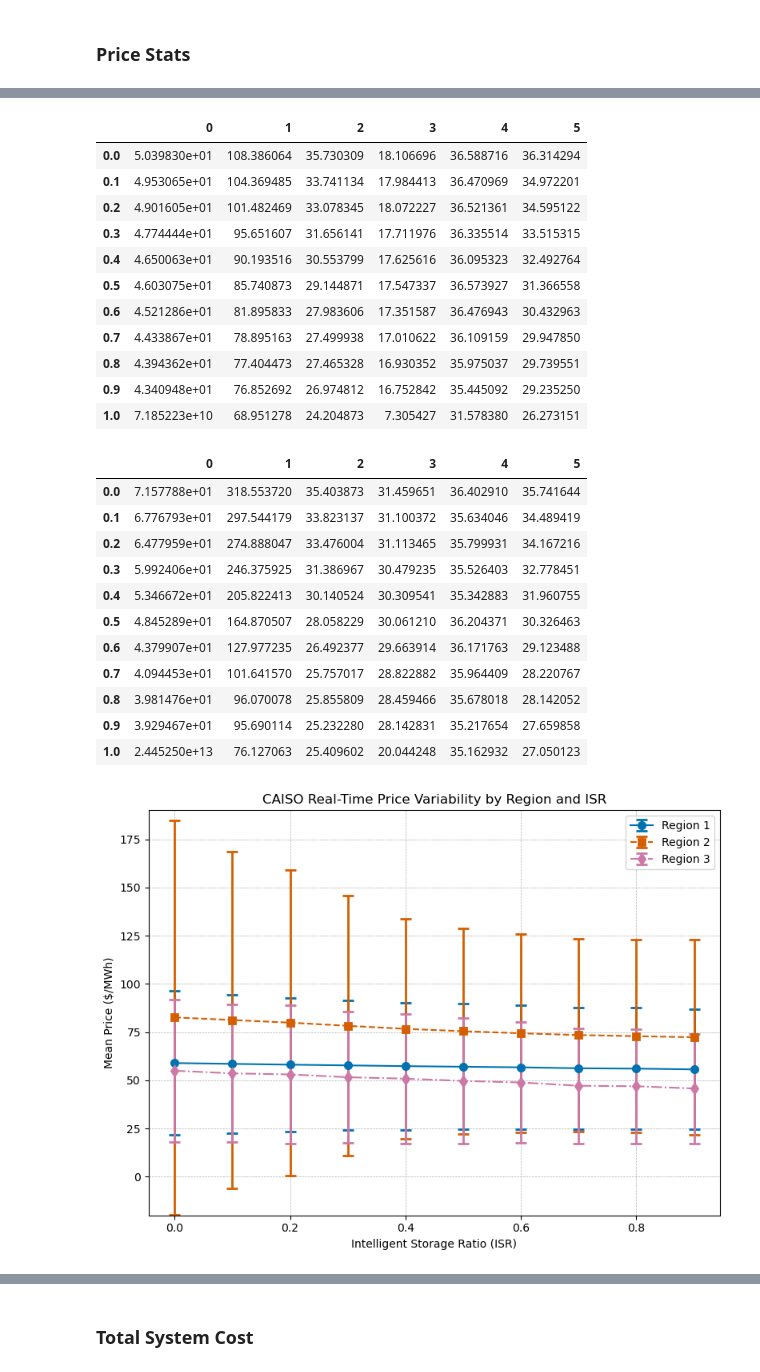
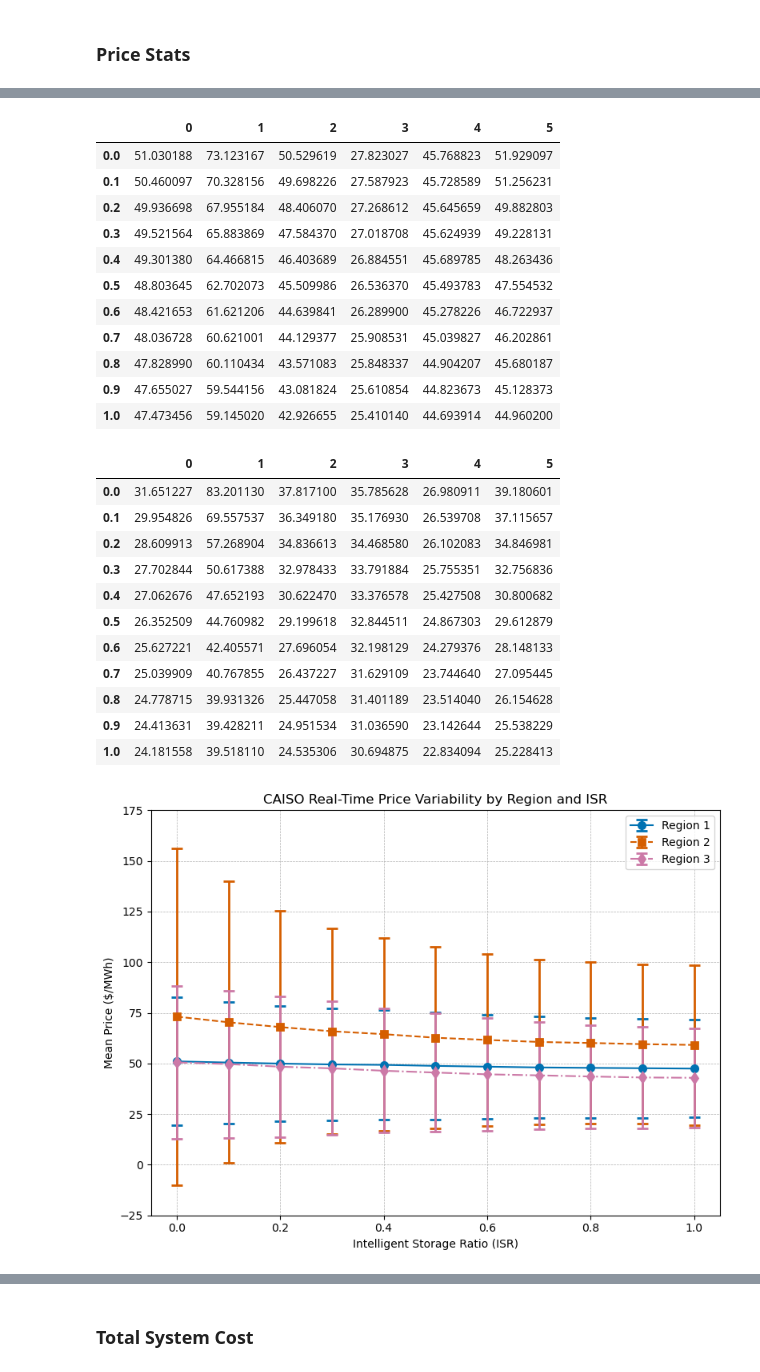
Before and after one commit to niklauskun/STESTS-Archive, a Jupyter notebook: Diagnose.ipynb, the cells around one changed output, grey strips where cells are left out. Cells and saved outputs as stored; diff of their text form; code cells hidden in the pictures.

```diff
--- a/Diagnose.ipynb
+++ b/Diagnose.ipynb
@@ -9,16 +9,16 @@ Ts = 1/12
 c = 20
 eta = 0.9
 ### For Intelligent Storage Ratio
-case_template = 'Strategic/2030/UC25ED1_Strategic_true_ratio{}_Seg1_BAW0_MC20.0_hetefalse'
+case_template = 'Strategic/2022/UC25ED1_Strategic_true_ratio{}_Seg1_BAW0_MC20.0_hetefalse'
 ratios = [round(i * 0.1, 1) for i in range(11)]
 
 ### For random bidding model seletction
-# case_template = 'Strategic/2022/EDH/UC25ED{}_Strategic_true_ratio1.0_Seg1_BAW0_MC20.0_1'
+# case_template = 'Strategic/2022/UC25ED{}_Strategic_true_ratio1.0_Seg1_BAW0_MC20.0_hetefalse'
 # ratios = [1, 6, 13]
 
 ### For Future Cases
-# case_template = 'Strategic/{}/UC25ED1_Strategic_true_ratio1.0_Seg1_BAW0_MC20.0_1'
-# ratios = [2022]
+# case_template = 'Strategic/{}/UC25ED1_Strategic_true_ratio1.0_Seg1_BAW0_MC20.0_hetefalse'
+# ratios = [2022, 2030, 2040, 2050]
 
 # case = 'Strategic/MC20/Strategic/UC25ED1_Strategic_true_ratio0.3_Seg1_BAW0_MC20.0'
 # case = 'Strategic/UC25ED1_Strategic_true_Seg1_Load1.0_Fuel1.2_Error0.25_ratio1.0_MIP0.1_DARTDP_Hete'
@@ -71,32 +56,32 @@ std_prices_df.index = ratios
 mean_prices_df
 # %% [output]
 |  | 0 | 1 | 2 | 3 | 4 | 5 |
-| 0.0 | 5.039830e+01 | 108.386064 | 35.730309 | 18.106696 | 36.588716 | 36.314294 |
-| 0.1 | 4.953065e+01 | 104.369485 | 33.741134 | 17.984413 | 36.470969 | 34.972201 |
-| 0.2 | 4.901605e+01 | 101.482469 | 33.078345 | 18.072227 | 36.521361 | 34.595122 |
-| 0.3 | 4.774444e+01 | 95.651607 | 31.656141 | 17.711976 | 36.335514 | 33.515315 |
-| 0.4 | 4.650063e+01 | 90.193516 | 30.553799 | 17.625616 | 36.095323 | 32.492764 |
-| 0.5 | 4.603075e+01 | 85.740873 | 29.144871 | 17.547337 | 36.573927 | 31.366558 |
-| 0.6 | 4.521286e+01 | 81.895833 | 27.983606 | 17.351587 | 36.476943 | 30.432963 |
-| 0.7 | 4.433867e+01 | 78.895163 | 27.499938 | 17.010622 | 36.109159 | 29.947850 |
-| 0.8 | 4.394362e+01 | 77.404473 | 27.465328 | 16.930352 | 35.975037 | 29.739551 |
-| 0.9 | 4.340948e+01 | 76.852692 | 26.974812 | 16.752842 | 35.445092 | 29.235250 |
-| 1.0 | 7.185223e+10 | 68.951278 | 24.204873 | 7.305427 | 31.578380 | 26.273151 |
+| 0.0 | 51.030188 | 73.123167 | 50.529619 | 27.823027 | 45.768823 | 51.929097 |
+| 0.1 | 50.460097 | 70.328156 | 49.698226 | 27.587923 | 45.728589 | 51.256231 |
+| 0.2 | 49.936698 | 67.955184 | 48.406070 | 27.268612 | 45.645659 | 49.882803 |
+| 0.3 | 49.521564 | 65.883869 | 47.584370 | 27.018708 | 45.624939 | 49.228131 |
+| 0.4 | 49.301380 | 64.466815 | 46.403689 | 26.884551 | 45.689785 | 48.263436 |
+| 0.5 | 48.803645 | 62.702073 | 45.509986 | 26.536370 | 45.493783 | 47.554532 |
+| 0.6 | 48.421653 | 61.621206 | 44.639841 | 26.289900 | 45.278226 | 46.722937 |
+| 0.7 | 48.036728 | 60.621001 | 44.129377 | 25.908531 | 45.039827 | 46.202861 |
+| 0.8 | 47.828990 | 60.110434 | 43.571083 | 25.848337 | 44.904207 | 45.680187 |
+| 0.9 | 47.655027 | 59.544156 | 43.081824 | 25.610854 | 44.823673 | 45.128373 |
+| 1.0 | 47.473456 | 59.145020 | 42.926655 | 25.410140 | 44.693914 | 44.960200 |
 # %%
 std_prices_df
 # %% [output]
 |  | 0 | 1 | 2 | 3 | 4 | 5 |
-| 0.0 | 7.157788e+01 | 318.553720 | 35.403873 | 31.459651 | 36.402910 | 35.741644 |
-| 0.1 | 6.776793e+01 | 297.544179 | 33.823137 | 31.100372 | 35.634046 | 34.489419 |
-| 0.2 | 6.477959e+01 | 274.888047 | 33.476004 | 31.113465 | 35.799931 | 34.167216 |
-| 0.3 | 5.992406e+01 | 246.375925 | 31.386967 | 30.479235 | 35.526403 | 32.778451 |
-| 0.4 | 5.346672e+01 | 205.822413 | 30.140524 | 30.309541 | 35.342883 | 31.960755 |
-| 0.5 | 4.845289e+01 | 164.870507 | 28.058229 | 30.061210 | 36.204371 | 30.326463 |
-| 0.6 | 4.379907e+01 | 127.977235 | 26.492377 | 29.663914 | 36.171763 | 29.123488 |
-| 0.7 | 4.094453e+01 | 101.641570 | 25.757017 | 28.822882 | 35.964409 | 28.220767 |
-| 0.8 | 3.981476e+01 | 96.070078 | 25.855809 | 28.459466 | 35.678018 | 28.142052 |
-| 0.9 | 3.929467e+01 | 95.690114 | 25.232280 | 28.142831 | 35.217654 | 27.659858 |
-| 1.0 | 2.445250e+13 | 76.127063 | 25.409602 | 20.044248 | 35.162932 | 27.050123 |
+| 0.0 | 31.651227 | 83.201130 | 37.817100 | 35.785628 | 26.980911 | 39.180601 |
+| 0.1 | 29.954826 | 69.557537 | 36.349180 | 35.176930 | 26.539708 | 37.115657 |
+| 0.2 | 28.609913 | 57.268904 | 34.836613 | 34.468580 | 26.102083 | 34.846981 |
+| 0.3 | 27.702844 | 50.617388 | 32.978433 | 33.791884 | 25.755351 | 32.756836 |
+| 0.4 | 27.062676 | 47.652193 | 30.622470 | 33.376578 | 25.427508 | 30.800682 |
+| 0.5 | 26.352509 | 44.760982 | 29.199618 | 32.844511 | 24.867303 | 29.612879 |
+| 0.6 | 25.627221 | 42.405571 | 27.696054 | 32.198129 | 24.279376 | 28.148133 |
+| 0.7 | 25.039909 | 40.767855 | 26.437227 | 31.629109 | 23.744640 | 27.095445 |
+| 0.8 | 24.778715 | 39.931326 | 25.447058 | 31.401189 | 23.514040 | 26.154628 |
+| 0.9 | 24.413631 | 39.428211 | 24.951534 | 31.036590 | 23.142644 | 25.538229 |
+| 1.0 | 24.181558 | 39.518110 | 24.535306 | 30.694875 | 22.834094 | 25.228413 |
 # %%
 # Selecting the columns for Regions 1, 2, and 3
 regions = [0, 1, 2]
@@ -105,32 +90,32 @@ std_prices = std_prices_df.iloc[:, regions]
 
 # Preparing ISR values from the index
 isr_values = mean_prices.index
 
 # New colors and error bar theme
 new_colors = ['#0072B2', '#D55E00', '#CC79A7']  # Updated color palette
 new_labels = ['Region 1', 'Region 2', 'Region 3']
 line_styles = ['-', '--', '-.']  # Different line styles for visual distinction
 marker_styles = ['o', 's', 'd']  # Different marker styles for each region
 plt.figure(figsize=(8, 6))
 
 
 for region, color, label, line_style, marker_style in zip(regions, new_colors, new_labels, line_styles, marker_styles):
     plt.errorbar(isr_values, mean_prices.iloc[:, region], yerr=std_prices.iloc[:, region],
                  label=label, color=color, fmt=line_style + marker_style, capsize=5, elinewidth=2, capthick=2, markeredgewidth=2)
 
 plt.title('CAISO Real-Time Price Variability by Region and ISR')
 plt.xlabel('Intelligent Storage Ratio (ISR)')
 plt.ylabel('Mean Price ($/MWh)')
-plt.ylim([-20,190])
+plt.ylim([-25,175])
 plt.legend()
 plt.grid(True, which='both', linestyle='--', linewidth=0.5)
 plt.tight_layout()
 
 
 # Save the plot to a file suitable for inclusion in your paper
 # plt.savefig('/mnt/data/caiso_price_variability.png', dpi=300)
 
 # Show the plot
 plt.show()
 # %% [output]
-[figure, old version]
+[figure, new version]
```
Also changed, not shown: parts of 17 cells of this notebook, 26 other files.
